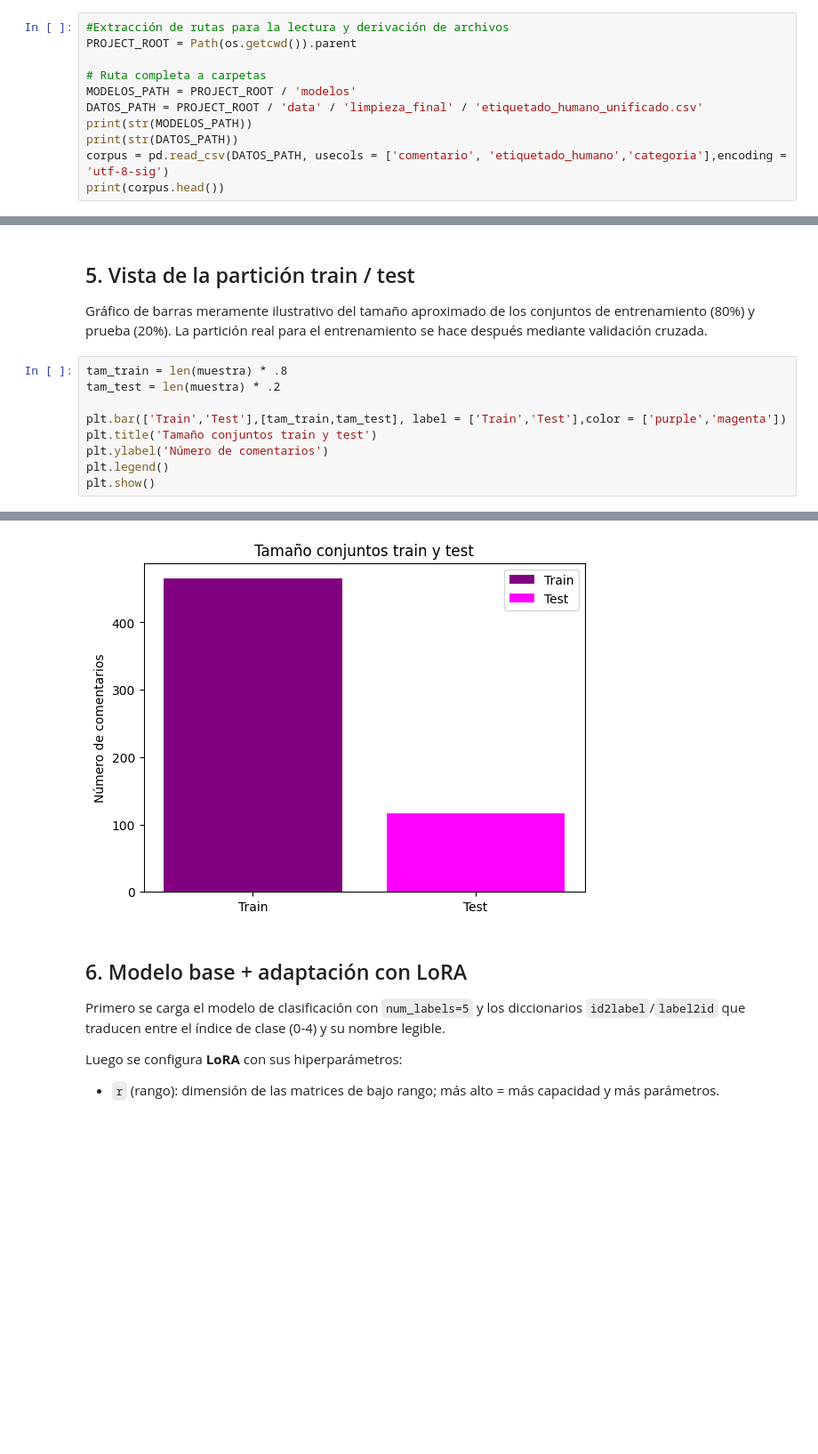
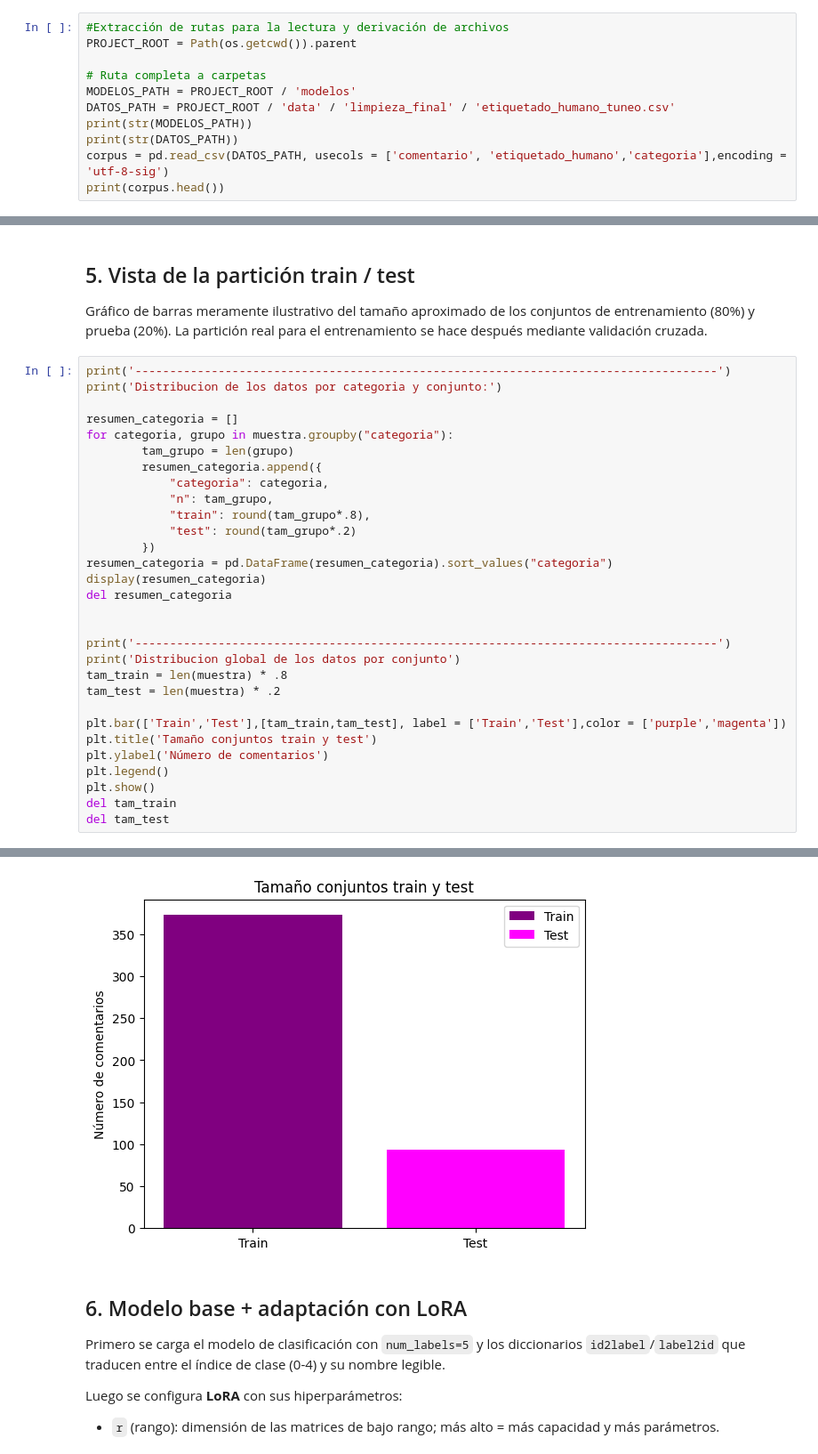
Before and after one commit to NicteSalas/LLM_PROJECT_1, a Jupyter notebook: notebooks_proyecto/FineTuning.ipynb, the cells around one changed output, grey strips where cells are left out. Shown at 89% size. Drawn from its saved outputs; the diff is of its cells as text; blank space fills up the shorter version.

Commit message:
Cambios en los datasets, particion de datos para tuneo y pruebas. Cambios importantes en intensidad de tuneo

```diff
--- a/notebooks_proyecto/FineTuning.ipynb
+++ b/notebooks_proyecto/FineTuning.ipynb
@@ -63,7 +65,7 @@ PROJECT_ROOT = Path(os.getcwd()).parent
 
 # Ruta completa a carpetas
 MODELOS_PATH = PROJECT_ROOT / 'modelos'
-DATOS_PATH = PROJECT_ROOT / 'data' / 'limpieza_final' / 'etiquetado_humano_unificado.csv'
+DATOS_PATH = PROJECT_ROOT / 'data' / 'limpieza_final' / 'etiquetado_humano_tuneo.csv'
 print(str(MODELOS_PATH))
 print(str(DATOS_PATH))
 corpus = pd.read_csv(DATOS_PATH, usecols = ['comentario', 'etiquetado_humano','categoria'],encoding = 'utf-8-sig')
@@ -144,6 +142,25 @@ Warning: You are sending unauthenticated requests to the HF Hub. Please set a HF
 
 Gráfico de barras meramente ilustrativo del tamaño aproximado de los conjuntos de entrenamiento (80%) y prueba (20%). La partición real para el entrenamiento se hace después mediante validación cruzada.
 # %%
+print('------------------------------------------------------------------------------------')
+print('Distribucion de los datos por categoria y conjunto:')
+
+resumen_categoria = []
+for categoria, grupo in muestra.groupby("categoria"):
+        tam_grupo = len(grupo)
+        resumen_categoria.append({
+            "categoria": categoria,
+            "n": tam_grupo,
+            "train": round(tam_grupo*.8),
+            "test": round(tam_grupo*.2)
+        })
+resumen_categoria = pd.DataFrame(resumen_categoria).sort_values("categoria")
+display(resumen_categoria)
+del resumen_categoria
+
+
+print('------------------------------------------------------------------------------------')
+print('Distribucion global de los datos por conjunto')
 tam_train = len(muestra) * .8
 tam_test = len(muestra) * .2
 
@@ -152,4 +169,6 @@ plt.title('Tamaño conjuntos train y test')
 plt.ylabel('Número de comentarios')
 plt.legend()
 plt.show()
+del tam_train
+del tam_test
 # %% [output]
@@ -156,4 +183,4 @@ plt.show()
-[figure, old version]
+[figure, new version]
 # %% [markdown]
 ## 6. Modelo base + adaptación con LoRA
 
```
Also changed, not shown: parts of 8 cells of this notebook, 38 other files.
